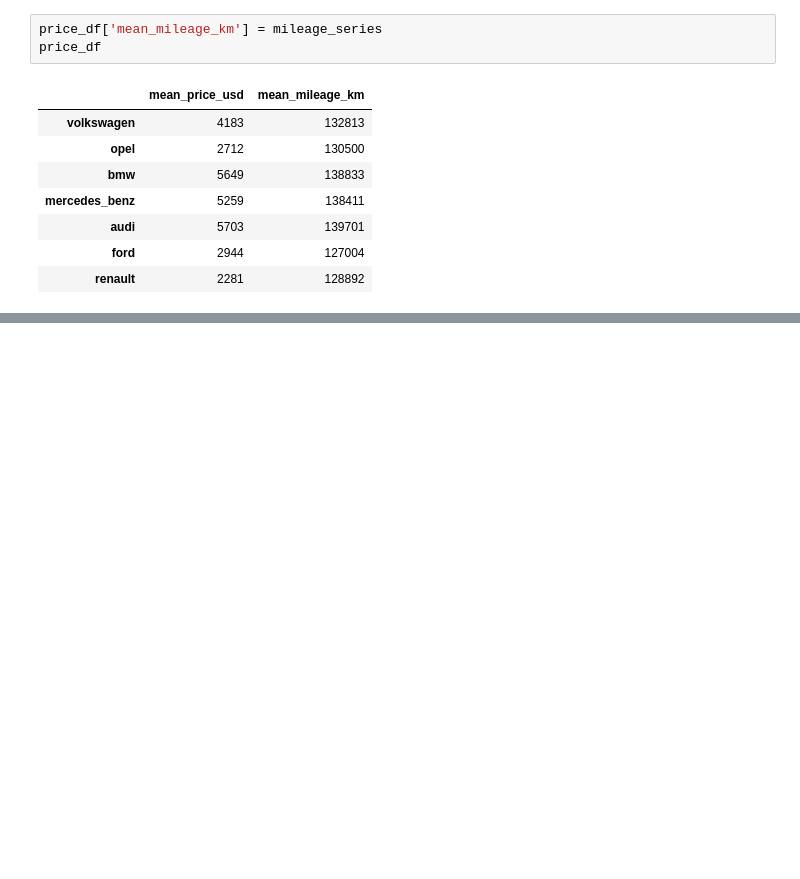
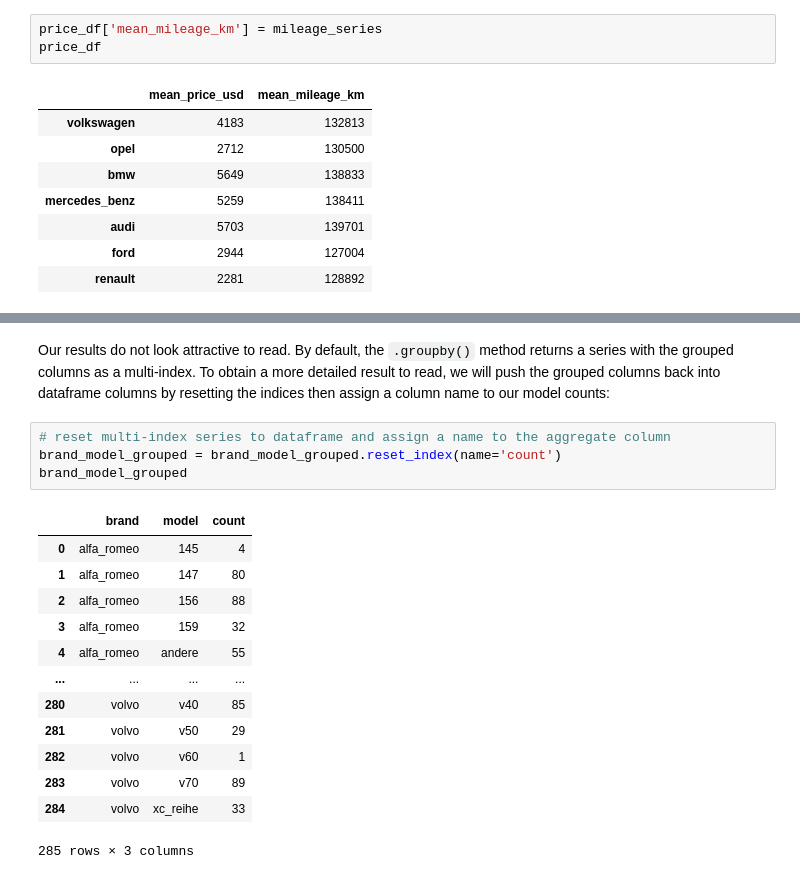
Before and after one commit to Lippins/Ebay_car_sales, a Jupyter notebook: notebook.ipynb, the cells around one changed output, grey strips where cells are left out. Cells and saved outputs as stored; diff of their text form; blank space fills up the shorter version.

```diff
--- a/notebook.ipynb
+++ b/notebook.ipynb
@@ -862,0 +897,20 @@ price_df
+# %% [markdown]
+Our results do not look attractive to read. By default, the `.groupby()` method returns a series with the grouped columns as a multi-index. To obtain a more detailed result to read, we will push the grouped columns back into dataframe columns by resetting the indices then assign a column name to our model counts:
+# %%
+# reset multi-index series to dataframe and assign a name to the aggregate column
+brand_model_grouped = brand_model_grouped.reset_index(name='count')
+brand_model_grouped
+# %% [output]
+|  | brand | model | count |
+| 0 | alfa_romeo | 145 | 4 |
+| 1 | alfa_romeo | 147 | 80 |
+| 2 | alfa_romeo | 156 | 88 |
+| 3 | alfa_romeo | 159 | 32 |
+| 4 | alfa_romeo | andere | 55 |
+| ... | ... | ... | ... |
+| 280 | volvo | v40 | 85 |
+| 281 | volvo | v50 | 29 |
+| 282 | volvo | v60 | 1 |
+| 283 | volvo | v70 | 89 |
+| 284 | volvo | xc_reihe | 33 |
+285 rows × 3 columns
```
Also changed, not shown: parts of 5 cells of this notebook.
